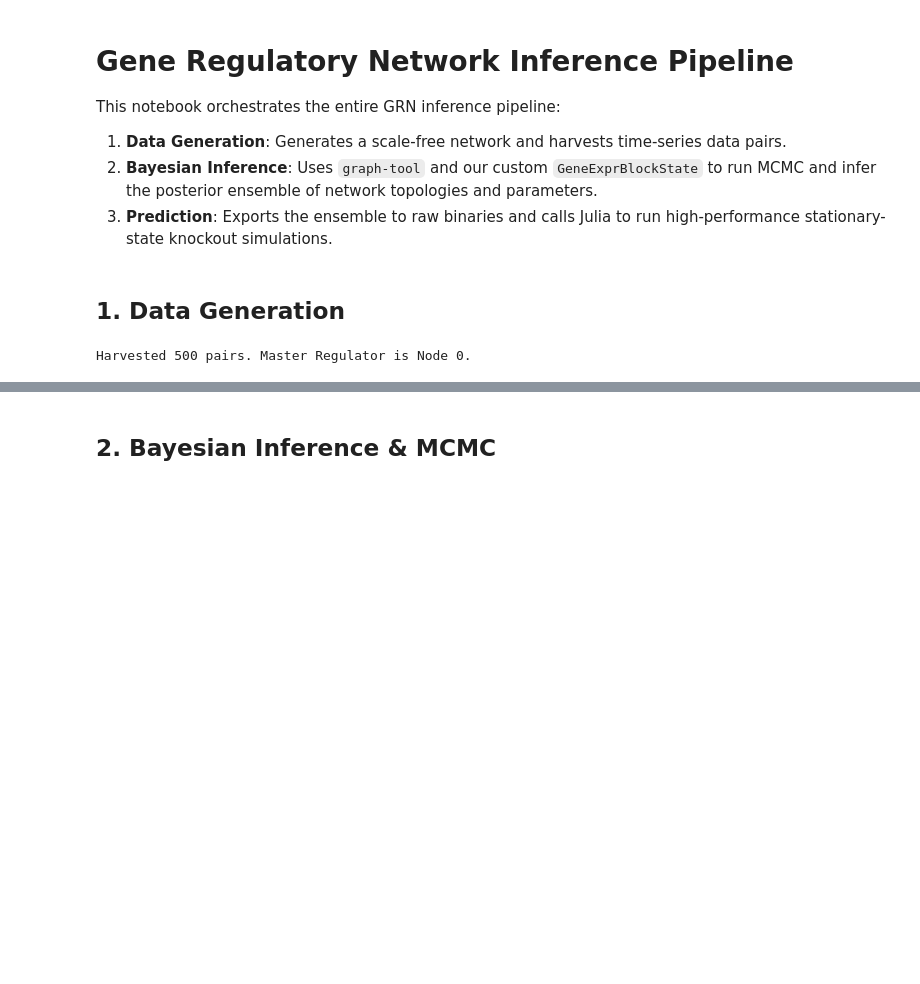
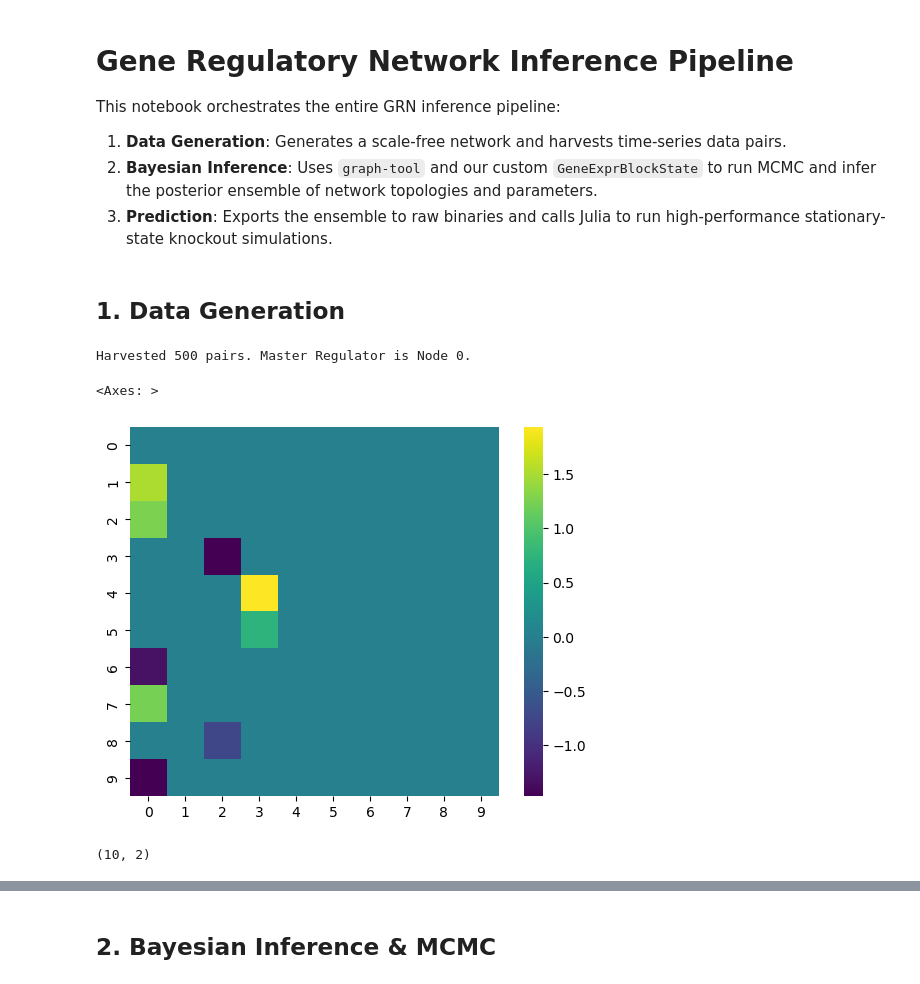
Before and after one commit to CoMuNeLab/Onsager_Machlup_Inf, a Jupyter notebook: Main_Pipeline.ipynb, the cells around one changed output, grey strips where cells are left out. Drawn from its saved outputs; the diff is of its cells as text; code cells hidden in the pictures; blank space fills up the shorter version.

```diff
--- a/Main_Pipeline.ipynb
+++ b/Main_Pipeline.ipynb
@@ -53,3 +55,12 @@ s, hub_node, out_degrees, d_true, V_true = simulate_realistic_pairs(
 print(f"Harvested {len(s)} pairs. Master Regulator is Node {hub_node}.")
 # %% [output]
 Harvested 500 pairs. Master Regulator is Node 0.
+# %%
+sns.heatmap(W_true, square=True, cmap='viridis', cbar=True)
+# %% [output]
+<Axes: >
+[figure, added]
+# %%
+s[0].shape
+# %% [output]
+(10, 2)
```
Also changed, not shown: parts of 8 cells of this notebook, 46 other files.
